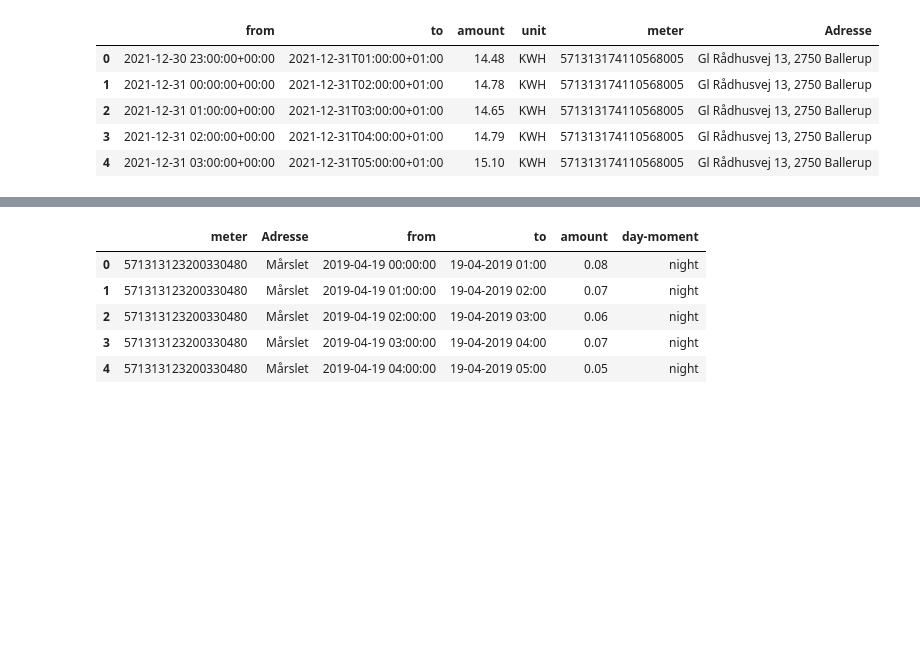
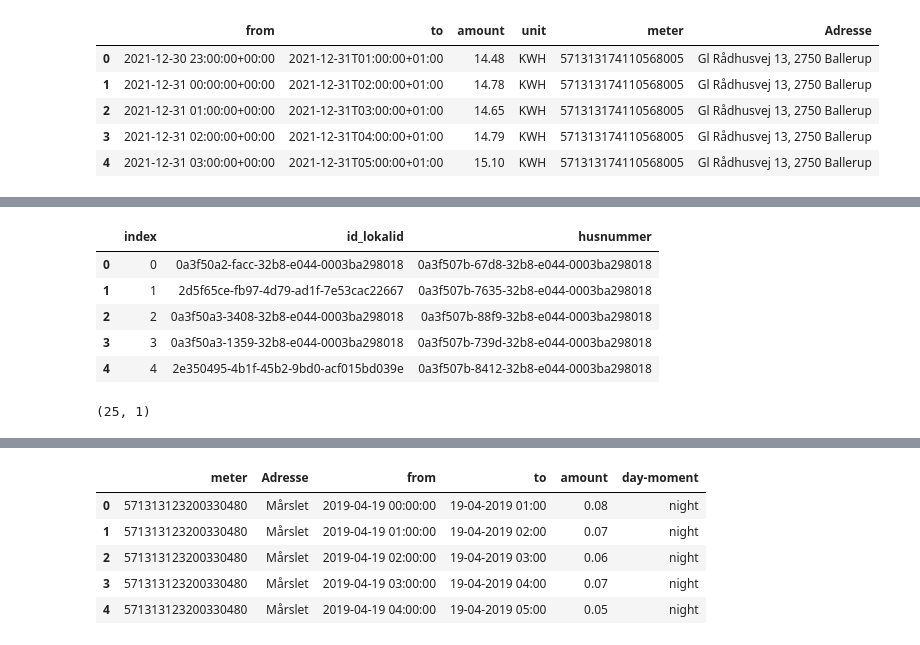
Before and after one commit to Mikkel-schmidt/El, a Jupyter notebook: Code2/Hent_data.ipynb, the cells around one changed output, grey strips where cells are left out. Cells and saved outputs as stored; diff of their text form; code cells hidden in the pictures; blank space fills up the shorter version.

```diff
--- a/Code2/Hent_data.ipynb
+++ b/Code2/Hent_data.ipynb
@@ -340,3 +386,51 @@ ax.plot(dfff['from'], dfff['bkps'])
 ax.plot(dfff['from'][dfff['bkps']==dfff['bkps'].min()], dfff['bkps'][dfff['bkps']==dfff['bkps'].min()], linewidth=6)
 # %%
 dfff.head()
+# %%
+def sql_query(df):
+    df_adr = df['Adresse']
+    fejl = []
+    dfs = []
+    for rows in tqdm(range(df_adr.shape[0])):
+        query = """
+        SELECT id_lokalid, husnummer
+        FROM dar.adresse
+        WHERE adressebetegnelse = '{}'
+        """.format(df_adr.iloc[rows])
+        chunk = pd.read_sql(query, con=conn)
+        if chunk.empty: fejl.append(df_adr.iloc[rows])
+        dfs.append(chunk)
+    df = pd.concat(dfs, ignore_index=True)
+    #df['ValidTo_reports'] = pd.to_datetime(df['ValidTo_reports'])
+    #df = df[df['ValidTo_reports'].dt.date >= date.today()]
+    df = df.reset_index()
+    fejl = pd.DataFrame(fejl, columns=['Adresse'])
+    return df, fejl
+# %%
+SERVER = "vsqlmorb"
+PORT = '1433'
+USER = "pwu-morb"
+PASSWORD = "JGo9822YbQvlcLtx"
+DATABASE = "databox_aftagerknude"
+
+conn = pyodbc.connect('Driver={SQL Server};'
+                    'Server=' + SERVER +';'
+                    'Database='+ DATABASE +';'
+                    'UID=' + USER +';'
+                    'PWD=' + PASSWORD + ';')
+cursor = conn.cursor()
+
+df, fejl = sql_query(df_besp)
+# %%
+df.head()
+# %% [output]
+|  | index | id_lokalid | husnummer |
+| 0 | 0 | 0a3f50a2-facc-32b8-e044-0003ba298018 | 0a3f507b-67d8-32b8-e044-0003ba298018 |
+| 1 | 1 | 2d5f65ce-fb97-4d79-ad1f-7e53cac22667 | 0a3f507b-7635-32b8-e044-0003ba298018 |
+| 2 | 2 | 0a3f50a3-3408-32b8-e044-0003ba298018 | 0a3f507b-88f9-32b8-e044-0003ba298018 |
+| 3 | 3 | 0a3f50a3-1359-32b8-e044-0003ba298018 | 0a3f507b-739d-32b8-e044-0003ba298018 |
+| 4 | 4 | 2e350495-4b1f-45b2-9bd0-acf015bd039e | 0a3f507b-8412-32b8-e044-0003ba298018 |
+# %%
+fejl.shape
+# %% [output]
+(25, 1)
```
Also changed, not shown: parts of 11 cells of this notebook, 2 other files.
